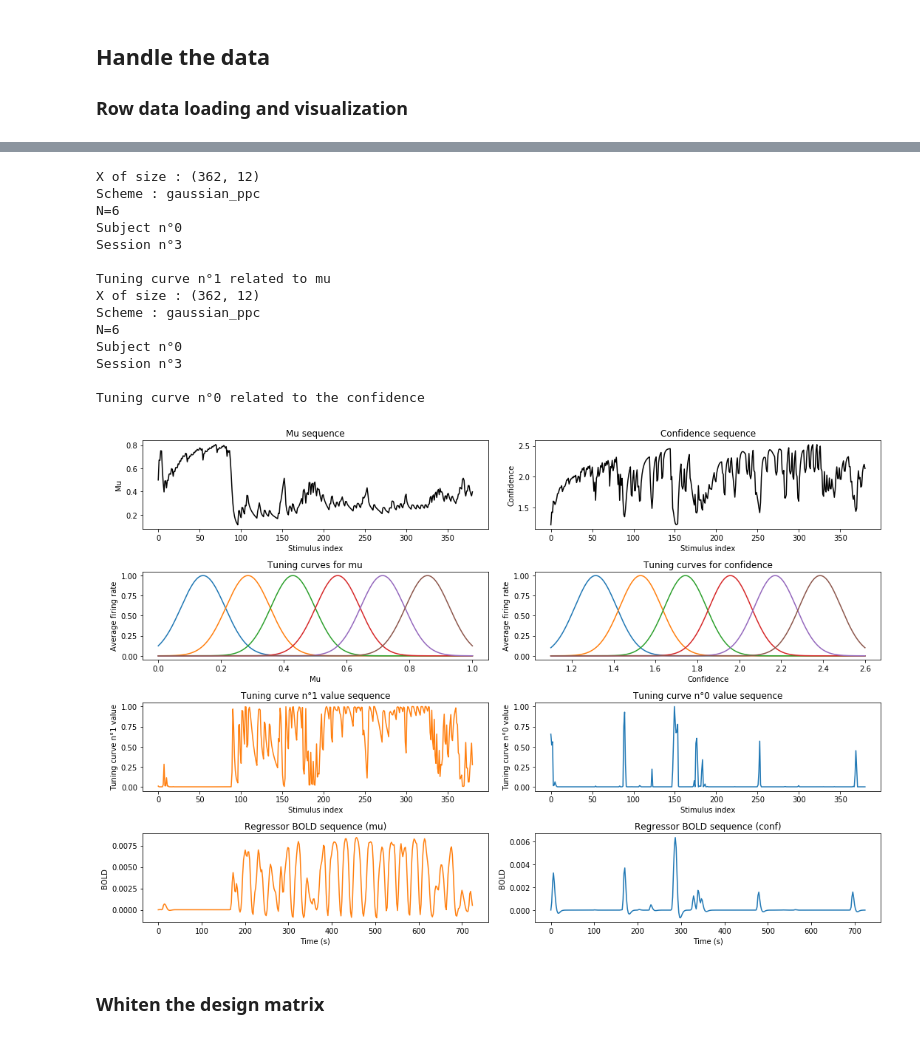
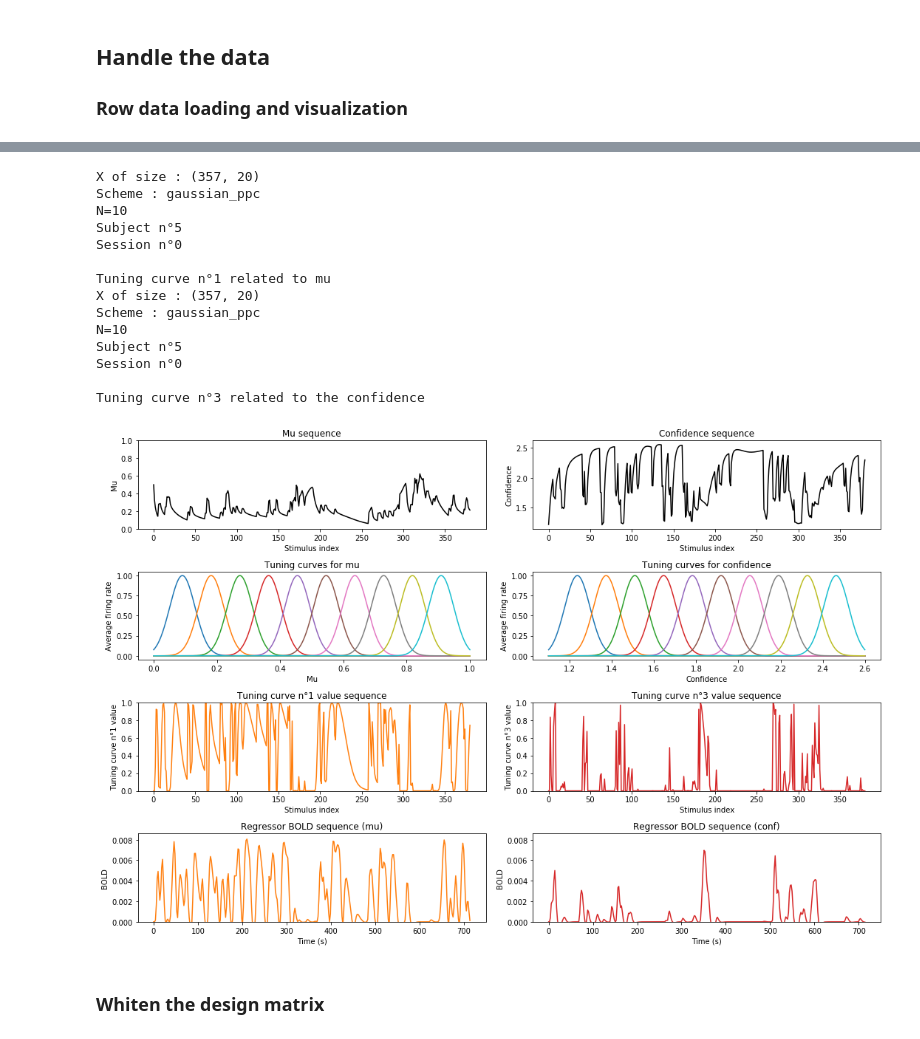
Before and after one commit to sebastiendemortain/neural-coding-of-probabilities, a Jupyter notebook: simulation_results.ipynb, the cells around one changed output, grey strips where cells are left out. Drawn from its saved outputs; the diff is of its cells as text; code cells hidden in the pictures.

```diff
--- a/simulation_results.ipynb
+++ b/simulation_results.ipynb
@@ -123,0 +117,6 @@ with open("output/design_matrices/X_20sub_f.txt", "rb") as fp: #X_20sub_f.txt",
+# %%
+# Just for now
+n_subjects = 1
+n_sessions = 4
+n_N = len(N_array)
+n_schemes = 1
@@ -124,15 +243,18 @@ with open("output/design_matrices/X_20sub_f.txt", "rb") as fp: #X_20sub_f.txt",
 # %%
 # Plot signal compared to summary statistics for the desired model
 ######################################################################################
-k_scheme = 0
-k_N = 2
-k_subject = 0
-k_session = 3
+k_scheme =0
+k_N = 4
+k_fit_N =4
+k_true_N =0
+k_fraction =20
+k_subject = 5
+k_session = 0
 n_stimuli = 380
 #######################################################################################
 # Tuning curve indices to visualize
 i_mu = 1
-i_conf = 0
+i_conf = 3
 
 # Test everything is fine
 mu = p1g2_mu_array[k_subject][k_session][0, :n_stimuli]
@@ -158,6 +280,8 @@ tc_signal_mu =  tc_mu.f(mu, i_mu)
 
 print('X of size : '+str(X[k_scheme][k_N][k_subject][k_session].shape))
 data_signal_mu = copy.deepcopy(X[k_scheme][k_N][k_subject][k_session][:, i_mu])
+
+bold_max = np.max(X[k_scheme][k_N][k_subject][k_session].flatten())
 
 print('Scheme : '+scheme_array[k_scheme])
 print('N='+str(N))
@@ -199,6 +323,7 @@ ax1_up.plot(np.linspace(0, len(mu), len(mu)), mu, color='black')
 ax1_up.set_xlabel('Stimulus index')
 ax1_up.set_ylabel('Mu')
 ax1_up.set_title('Mu sequence')
+ax1_up.set_ylim(0, 1)
 
 # Tuning curves
 ax1_down = fig.add_subplot(423)
@@ -215,6 +340,7 @@ ax1_down.set_title('Tuning curves for mu')
 ax_up = fig.add_subplot(425)
 ax_up.plot(np.linspace(0, n_stimuli, n_stimuli), tc_signal_mu, color=tc_color[i_mu])
 ax_up.set_xlabel('Stimulus index')
+ax_up.set_ylim(0, 1)
 ax_up.set_ylabel('Tuning curve n°'+str(i_mu)+' value')
 ax_up.set_title('Tuning curve n°'+str(i_mu)+' value sequence')
 
@@ -223,6 +349,7 @@ between_scans_time = 2.0
 ax_down.set_xlabel('Time (s)')
 ax_down.set_ylabel('BOLD')
 ax_down.set_title('Regressor BOLD sequence (mu)')
+ax_down.set_ylim(0, bold_max)
 ax_down.plot(np.linspace(0, between_scans_time*len(data_signal_mu), len(data_signal_mu)), data_signal_mu, color=tc_color[i_mu])
 
 # Only if we ask for PPC we display confidence plots
@@ -245,43 +372,45 @@ if scheme.find('ppc')!=-1:
     ax1__down.set_xlabel('Confidence')
     ax1__down.set_ylabel('Average firing rate')
     ax1__down.set_title('Tuning curves for confidence')
 
     # Tuning curve value sequence
     ax__up = fig.add_subplot(426)
     ax__up.plot(np.linspace(0, n_stimuli, n_stimuli), tc_signal_conf, color=tc_color[i_conf])
     ax__up.set_xlabel('Stimulus index')
+    ax__up.set_ylim(0, 1)
     ax__up.set_ylabel('Tuning curve n°'+str(i_conf)+' value')
     ax__up.set_title('Tuning curve n°'+str(i_conf)+' value sequence')
 
     ax__down = fig.add_subplot(428)
     between_scans_time = 2.0
     ax__down.set_xlabel('Time (s)')
     ax__down.set_ylabel('BOLD')
     ax__down.set_title('Regressor BOLD sequence (conf)')
+    ax__down.set_ylim(0, bold_max)
     ax__down.plot(np.linspace(0, between_scans_time*len(data_signal_conf), len(data_signal_conf)), data_signal_conf, color=tc_color[i_conf])
 
 fig.tight_layout()
 plt.show()
 
 # Future whitening visualization (with mu)
 X_before_whitening = copy.deepcopy(X)
 whitening_done = False
 # %% [output]
-X of size : (362, 12)
+X of size : (357, 20)
 Scheme : gaussian_ppc
-N=6
-Subject n°0
-Session n°3
+N=10
+Subject n°5
+Session n°0
 
 Tuning curve n°1 related to mu
-X of size : (362, 12)
+X of size : (357, 20)
 Scheme : gaussian_ppc
-N=6
-Subject n°0
-Session n°3
+N=10
+Subject n°5
+Session n°0
 
-Tuning curve n°0 related to the confidence
+Tuning curve n°3 related to the confidence
-[figure, old version]
+[figure, new version]
 # %% [markdown]
 ### Whiten the design matrix
 # %%
```
Also changed, not shown: parts of 16 cells of this notebook, 3 other files.
